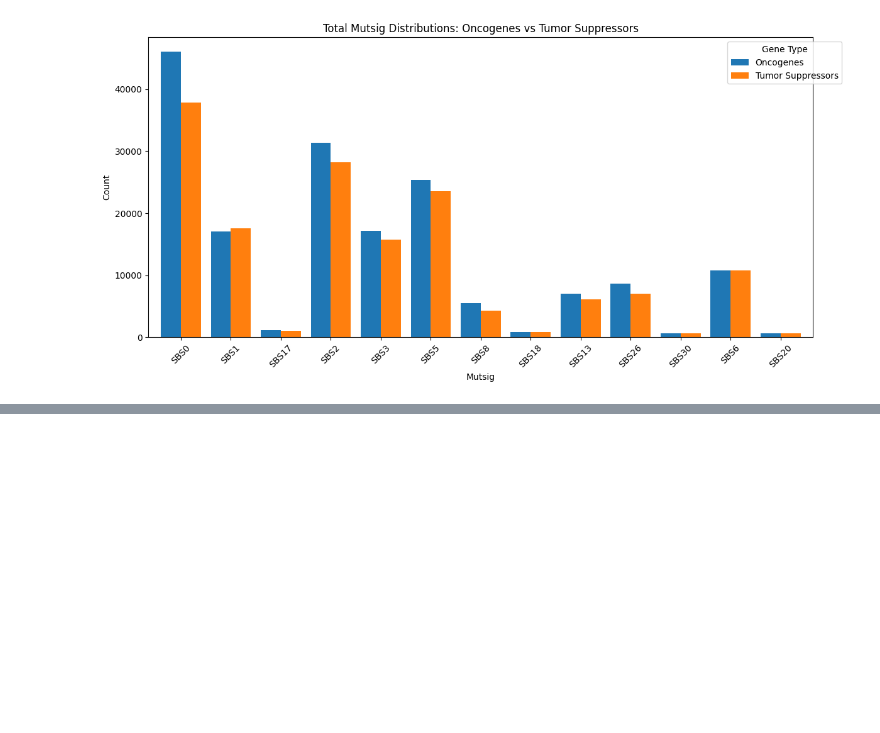
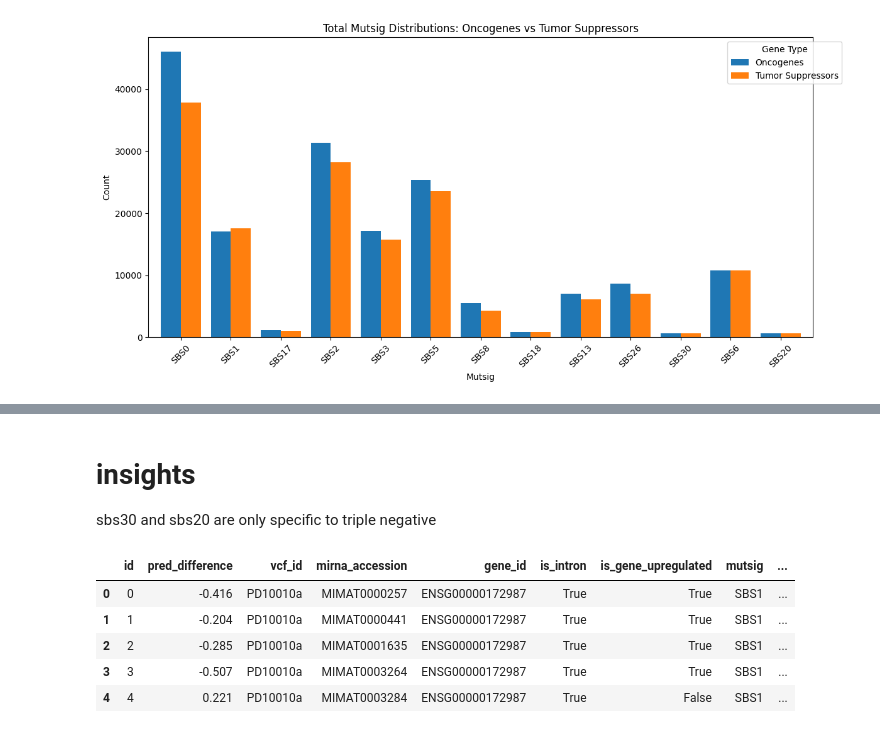
Before and after one commit to TasbasMN/mirscribe-results, a Jupyter notebook: wallahi_im_finished.ipynb, the cells around one changed output, grey strips where cells are left out. Saved outputs shown, nothing was run; the diff lists cells and outputs as text; code cells hidden in the pictures; blank space fills up the shorter version.

```diff
--- a/wallahi_im_finished.ipynb
+++ b/wallahi_im_finished.ipynb
@@ -115,0 +163,13 @@ plt.show()
+# %% [markdown]
+# insights
+
+sbs30 and sbs20 are only specific to triple negative
+# %%
+real.head()
+# %% [output]
+|  | id | pred_difference | vcf_id | mirna_accession | gene_id | is_intron | is_gene_upregulated | mutsig | ... |
+| 0 | 0 | -0.416 | PD10010a | MIMAT0000257 | ENSG00000172987 | True | True | SBS1 | ... |
+| 1 | 1 | -0.204 | PD10010a | MIMAT0000441 | ENSG00000172987 | True | True | SBS1 | ... |
+| 2 | 2 | -0.285 | PD10010a | MIMAT0001635 | ENSG00000172987 | True | True | SBS1 | ... |
+| 3 | 3 | -0.507 | PD10010a | MIMAT0003264 | ENSG00000172987 | True | True | SBS1 | ... |
+| 4 | 4 | 0.221 | PD10010a | MIMAT0003284 | ENSG00000172987 | True | False | SBS1 | ... |
```
Also changed, not shown: parts of 7 cells of this notebook, 1 other file.
